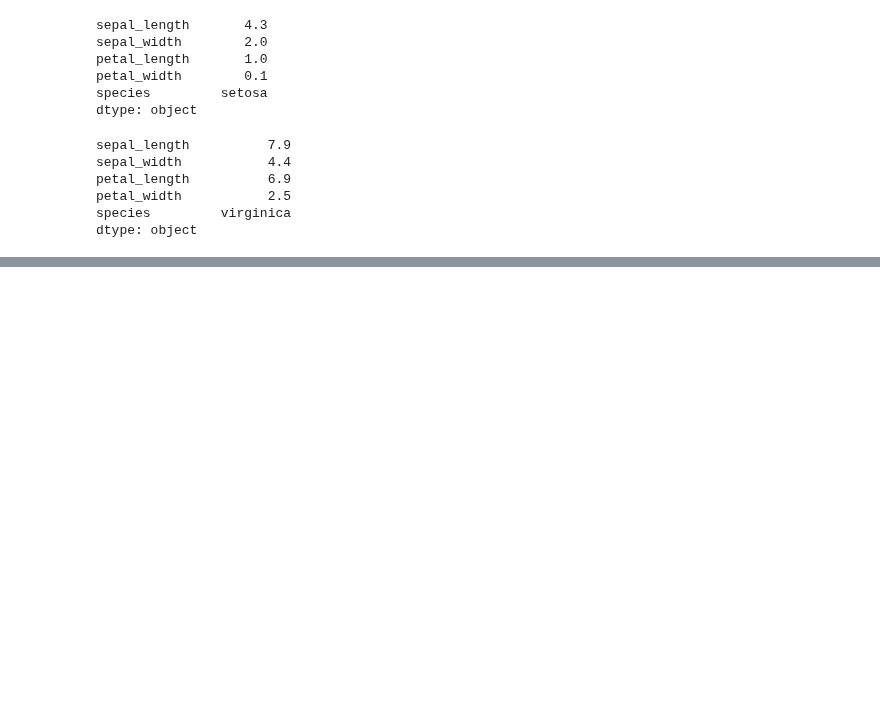
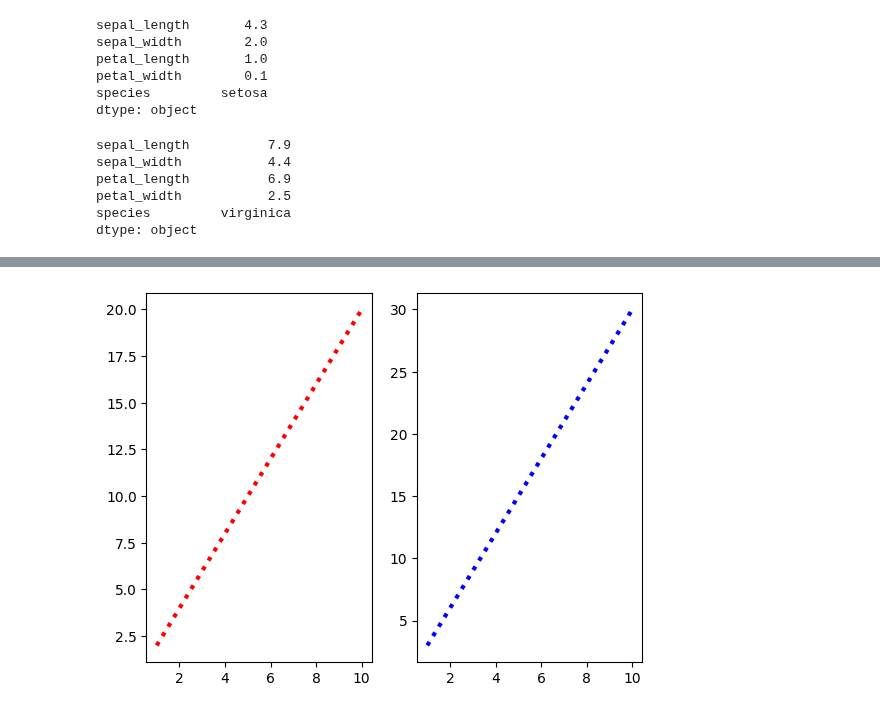
Before and after one commit to vaibhav-arde/Python_for_AI_ML_Data_Science, a Jupyter notebook: python_notebook.ipynb, the cells around one changed output, grey strips where cells are left out. Drawn from its saved outputs; the diff is of its cells as text; code cells hidden in the pictures; blank space fills up the shorter version.

```diff
--- a/python_notebook.ipynb
+++ b/python_notebook.ipynb
@@ -1959,0 +1998,18 @@ dtype: object
+# %%
+x = np.arange(1,11)
+y= 2* x
+y2= 3*x
+
+# plt.title("Line Graph")
+# plt.xlabel("x-label")
+# plt.ylabel("y-label")
+# plt.grid(True)
+
+plt.subplot(1,2,1)
+plt.plot(x,y, color='r', linestyle=':', linewidth=3)
+plt.subplot(1,2,2)
+plt.plot(x,y2, color='b', linestyle=':', linewidth=3)
+
+plt.show()
+# %% [output]
+[figure, added]
```
Also changed, not shown: parts of 23 cells of this notebook.
